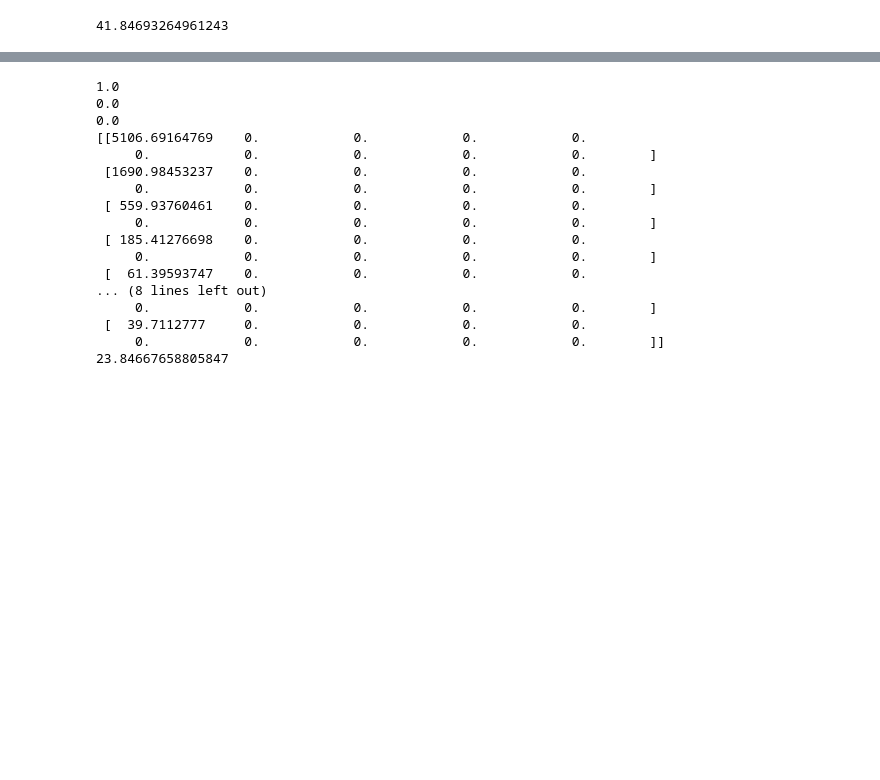
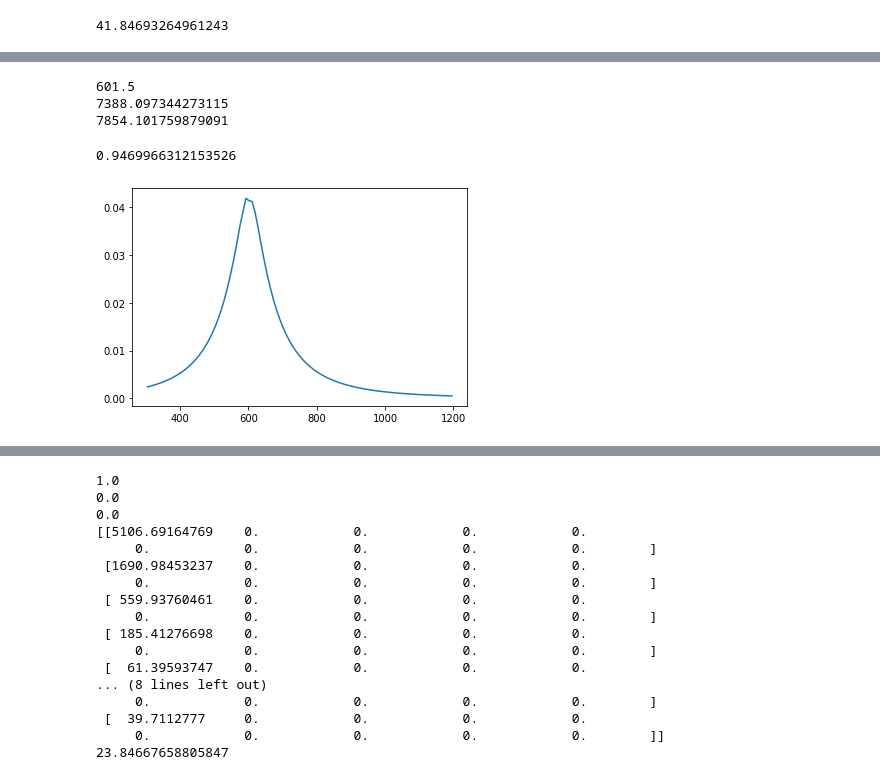
Before and after one commit to JustinLaw-D/debris-simulations, a Jupyter notebook: tests_simulations/test.ipynb, the cells around one changed output, grey strips where cells are left out. Saved outputs shown, nothing was run; the diff lists cells and outputs as text; code cells hidden in the pictures; blank space fills up the shorter version.

```diff
--- a/tests_simulations/test.ipynb
+++ b/tests_simulations/test.ipynb
@@ -86,0 +88,58 @@ plt.show()
+# %%
+import sys
+sys.path.append('./../')
+
+from NCell import NCell
+from AtmosphericDecayModels import drag_lifetime, need_update
+from BreakupModel import vprime_cdf
+import matplotlib.pyplot as plt
+import numpy as np
+
+num_dir=200
+chi = 0.0
+Re = 6371 # radius of earth in km
+G = 6.67430e-11 # gravitational constant (N*m^2/kg^2)
+Me = 5.97219e24 # mass of Earth (kg)
+alt_edges = np.linspace(300,1200,num=101)
+dh = alt_edges[1]-alt_edges[0]
+alts = np.zeros(100)
+for i in range(len(alt_edges)-1):
+    alts[i] = (alt_edges[i] + alt_edges[i+1])/2
+v_orbits = np.sqrt(G*Me/((Re + alts)*1000))/1000 # orbital velocity in km/s
+probs = np.zeros(len(alts)) # probability distribution
+
+v0 = v_orbits[int(len(alts)/3)]*1000 # orbital velocity in m/s
+r = alts[int(len(alts)/3)] # in km
+print(r)
+#theta_P = np.linspace(0, 1, num=num_dir) # random directions
+phi = np.linspace(0, 2*np.pi, num=num_dir)
+theta = np.linspace(0, np.pi, num=num_dir)
+#theta = np.arccos(1.0-2.0*theta_P)
+for i in range(len(alts)): # iterate through altitudes
+    alt_min = alts[i] - dh/2 # in km
+    alt_max = alts[i] + dh/2
+    v_min2 = G*Me*(2/((Re + r)*1000) - 1/((Re + alt_min)*1000)) # minimum velocity squared (m/s)
+    v_max2 = G*Me*(2/((Re + r)*1000) - 1/((Re + alt_max)*1000)) # maximum velocity squared (m/s)
+    if i == 0 : print(np.sqrt(v_min2))
+    if i == len(alts)-1 : print(np.sqrt(v_max2))
+    sum = 0
+    for j in range(num_dir): # sample random directions
+        sum_loc = 0
+        for k in range(num_dir):
+            if v_min2 < 0 and v_max2 < 0 : pass
+            elif v_min2 < 0 : sum_loc += vprime_cdf(np.sqrt(v_max2), v0, theta[j], phi[k], chi, 'expl')
+            else : sum_loc += vprime_cdf(np.sqrt(v_max2), v0, theta[j], phi[k], chi, 'expl') - vprime_cdf(np.sqrt(v_min2), v0, theta[j], phi[k], chi, 'expl')
+        sum_loc *= np.sin(np.pi/(num_dir-1)*j)
+        sum += sum_loc
+    probs[i] = sum*np.pi/(2*(num_dir-1)**2)
+# %% [output]
+601.5
+7388.097344273115
+7854.101759879091
+# %%
+print(np.sum(probs))
+plt.plot(alts, probs)
+plt.show()
+# %% [output]
+0.9469966312153526
+[figure, added]
```
Also changed, not shown: parts of 6 cells of this notebook, 1 other file.
